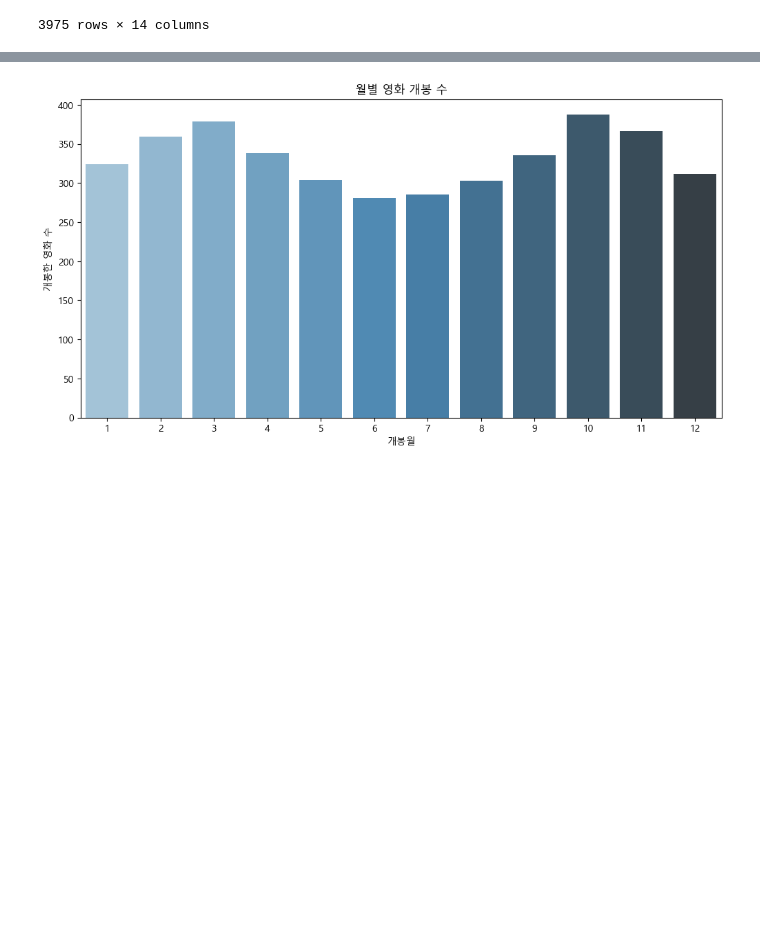
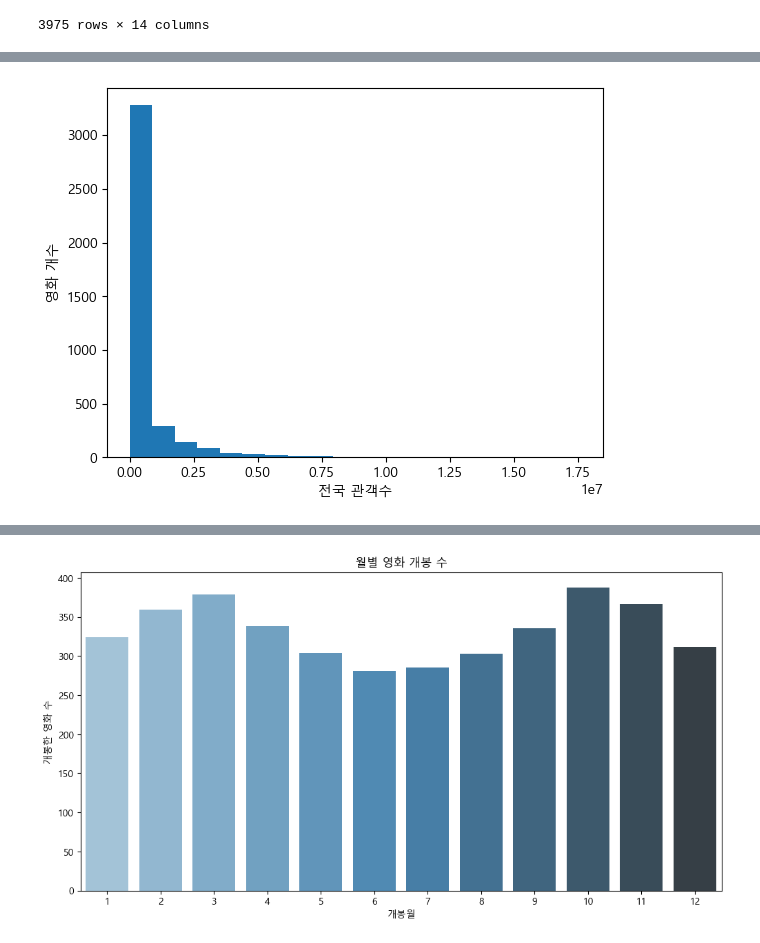
Before and after one commit to Dacon-ai-RunningFive/Dacon-AI, a Jupyter notebook: movie/notebooks/exploratory/exploratory.ipynb, the cells around one changed output, grey strips where cells are left out. Saved outputs shown, nothing was run; the diff lists cells and outputs as text; code cells hidden in the pictures; blank space fills up the shorter version.

```diff
--- a/movie/notebooks/exploratory/exploratory.ipynb
+++ b/movie/notebooks/exploratory/exploratory.ipynb
@@ -25,0 +34,8 @@ m
+# %%
+# 전국 관객수 히스토그램
+plt.hist(m["전국 관객수"], bins=20)
+plt.xlabel("전국 관객수")
+plt.ylabel("영화 개수")
+plt.show()
+# %% [output]
+[figure, added]
```
Also changed, not shown: parts of 6 cells of this notebook, 2 other files.
